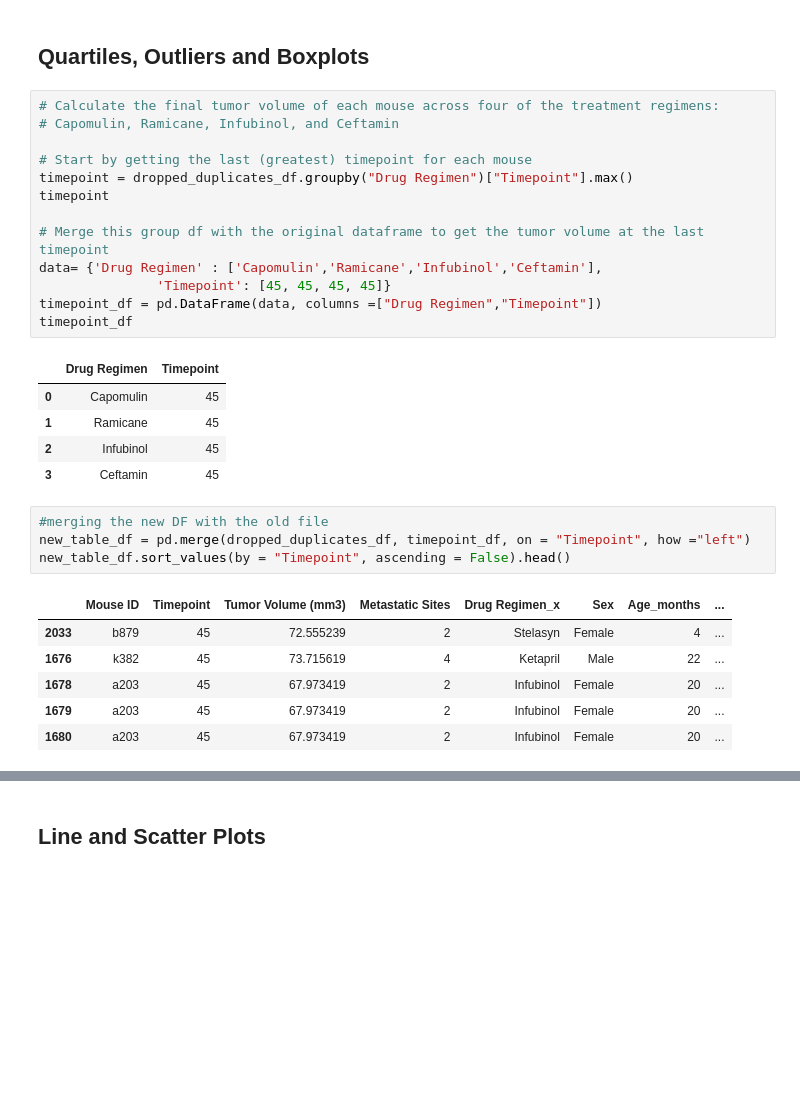
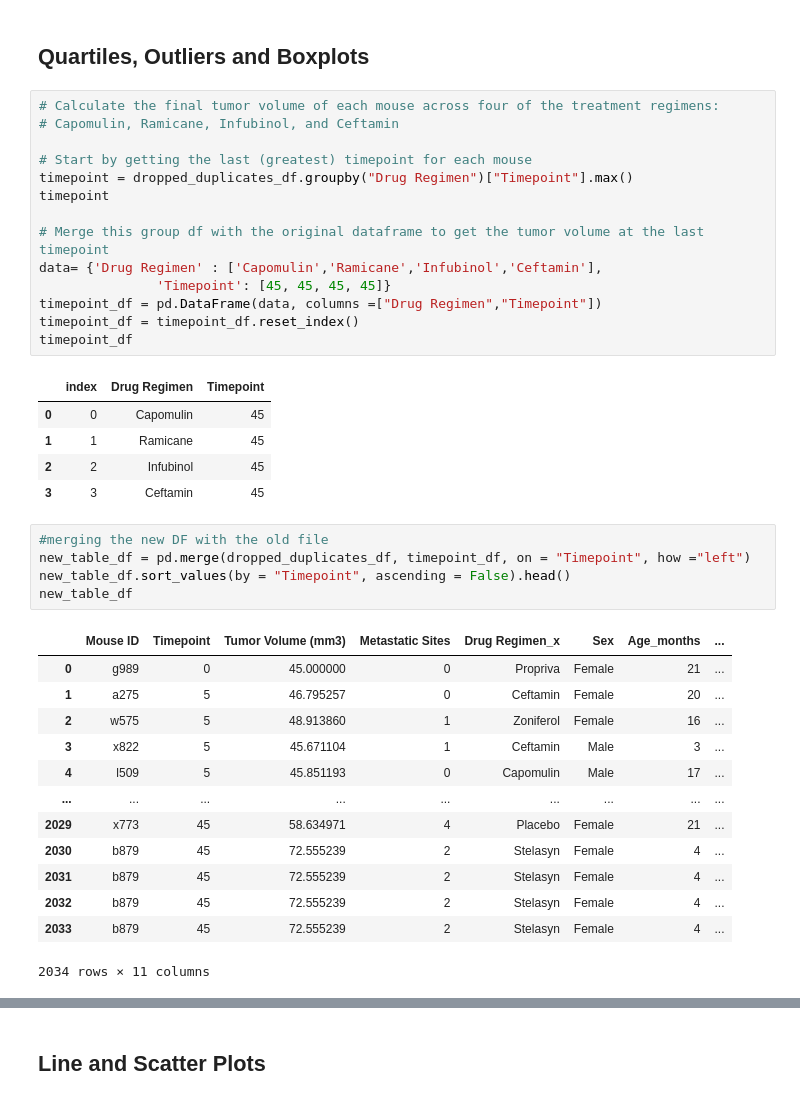
Before and after one commit to aidixon/matplotlib-challenge, a Jupyter notebook: Pymaceuticals/pymaceuticals_starter.ipynb, the cells around one changed output, grey strips where cells are left out. Drawn from its saved outputs; the diff is of its cells as text; blank space fills up the shorter version.

Commit message:
reset index prior to the new DF

```diff
--- a/Pymaceuticals/pymaceuticals_starter.ipynb
+++ b/Pymaceuticals/pymaceuticals_starter.ipynb
@@ -268,24 +268,33 @@ timepoint
 data= {'Drug Regimen' : ['Capomulin','Ramicane','Infubinol','Ceftamin'],
                'Timepoint': [45, 45, 45, 45]}
 timepoint_df = pd.DataFrame(data, columns =["Drug Regimen","Timepoint"])
+timepoint_df = timepoint_df.reset_index()
 timepoint_df
 # %% [output]
-|  | Drug Regimen | Timepoint |
-| 0 | Capomulin | 45 |
-| 1 | Ramicane | 45 |
-| 2 | Infubinol | 45 |
-| 3 | Ceftamin | 45 |
+|  | index | Drug Regimen | Timepoint |
+| 0 | 0 | Capomulin | 45 |
+| 1 | 1 | Ramicane | 45 |
+| 2 | 2 | Infubinol | 45 |
+| 3 | 3 | Ceftamin | 45 |
 # %%
 #merging the new DF with the old file
 new_table_df = pd.merge(dropped_duplicates_df, timepoint_df, on = "Timepoint", how ="left")
 new_table_df.sort_values(by = "Timepoint", ascending = False).head()
+new_table_df
 # %% [output]
 |  | Mouse ID | Timepoint | Tumor Volume (mm3) | Metastatic Sites | Drug Regimen_x | Sex | Age_months | ... |
+| 0 | g989 | 0 | 45.000000 | 0 | Propriva | Female | 21 | ... |
+| 1 | a275 | 5 | 46.795257 | 0 | Ceftamin | Female | 20 | ... |
+| 2 | w575 | 5 | 48.913860 | 1 | Zoniferol | Female | 16 | ... |
+| 3 | x822 | 5 | 45.671104 | 1 | Ceftamin | Male | 3 | ... |
+| 4 | l509 | 5 | 45.851193 | 0 | Capomulin | Male | 17 | ... |
+| ... | ... | ... | ... | ... | ... | ... | ... | ... |
+| 2029 | x773 | 45 | 58.634971 | 4 | Placebo | Female | 21 | ... |
+| 2030 | b879 | 45 | 72.555239 | 2 | Stelasyn | Female | 4 | ... |
+| 2031 | b879 | 45 | 72.555239 | 2 | Stelasyn | Female | 4 | ... |
+| 2032 | b879 | 45 | 72.555239 | 2 | Stelasyn | Female | 4 | ... |
 | 2033 | b879 | 45 | 72.555239 | 2 | Stelasyn | Female | 4 | ... |
-| 1676 | k382 | 45 | 73.715619 | 4 | Ketapril | Male | 22 | ... |
-| 1678 | a203 | 45 | 67.973419 | 2 | Infubinol | Female | 20 | ... |
-| 1679 | a203 | 45 | 67.973419 | 2 | Infubinol | Female | 20 | ... |
-| 1680 | a203 | 45 | 67.973419 | 2 | Infubinol | Female | 20 | ... |
+2034 rows × 11 columns
 # %%
 # Put treatments into a list for for loop (and later for plot labels)
 treatment_list = ['Capomulin','Ramicane','Infubinol','Ceftamin']
```
Also changed, not shown: parts of 2 cells of this notebook.
